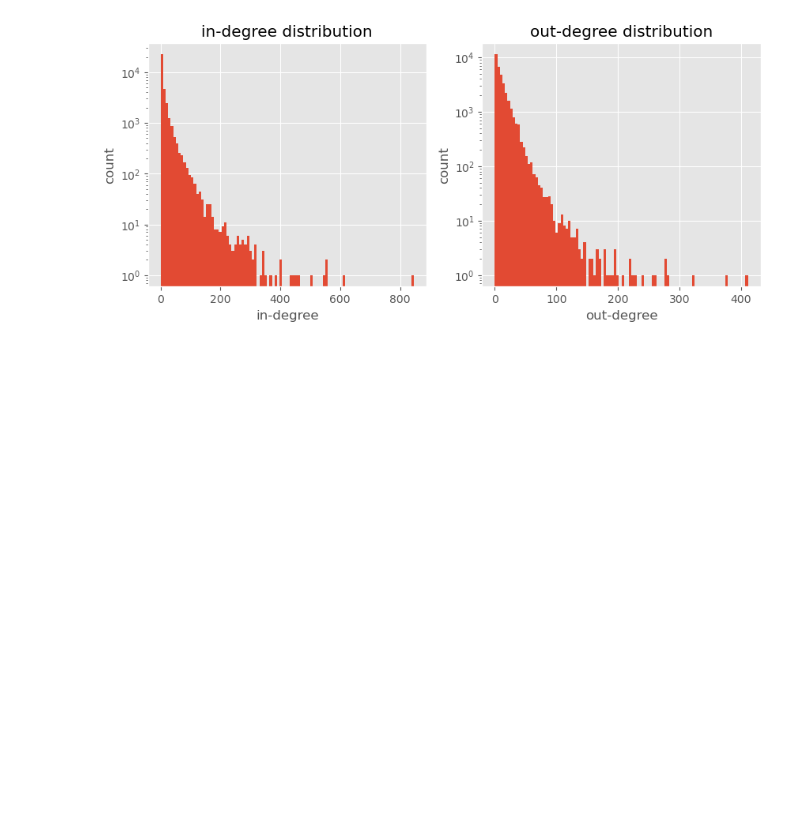
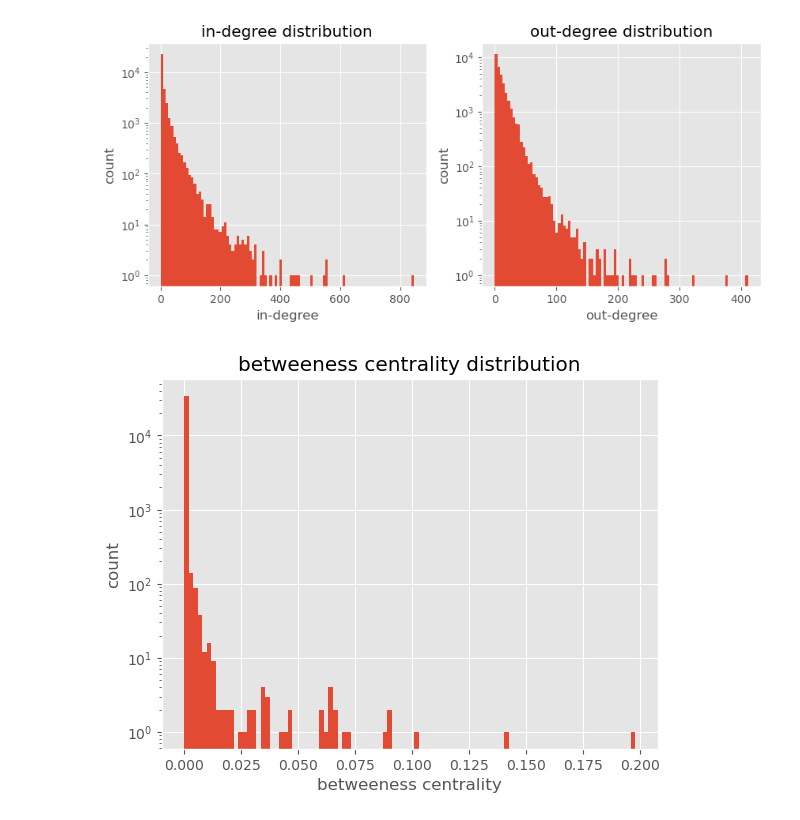
Before and after one commit to Marcus-Friis/research-project, a Jupyter notebook: notebooks/dataanalysis.ipynb, the cells around one changed output. Cells and saved outputs as stored; diff of their text form; code cells hidden in the pictures; blank space fills up the shorter version.

```diff
--- a/notebooks/dataanalysis.ipynb
+++ b/notebooks/dataanalysis.ipynb
@@ -29,3 +29,13 @@ for ax in fig.axes:
     ax.set_ylabel('count')
 # %% [output]
 [figure]
+# %%
+fig, ax = plt.subplots()
+betweeness = nx.betweenness_centrality(G, k=100)
+ax.hist(betweeness.values(), bins=100)
+ax.set_title('betweeness centrality distribution')
+ax.set_xlabel('betweeness centrality')
+ax.set_ylabel('count')
+ax.set_yscale('log')
+# %% [output]
+[figure, added]
```
Also changed, not shown: parts of 4 cells of this notebook.
